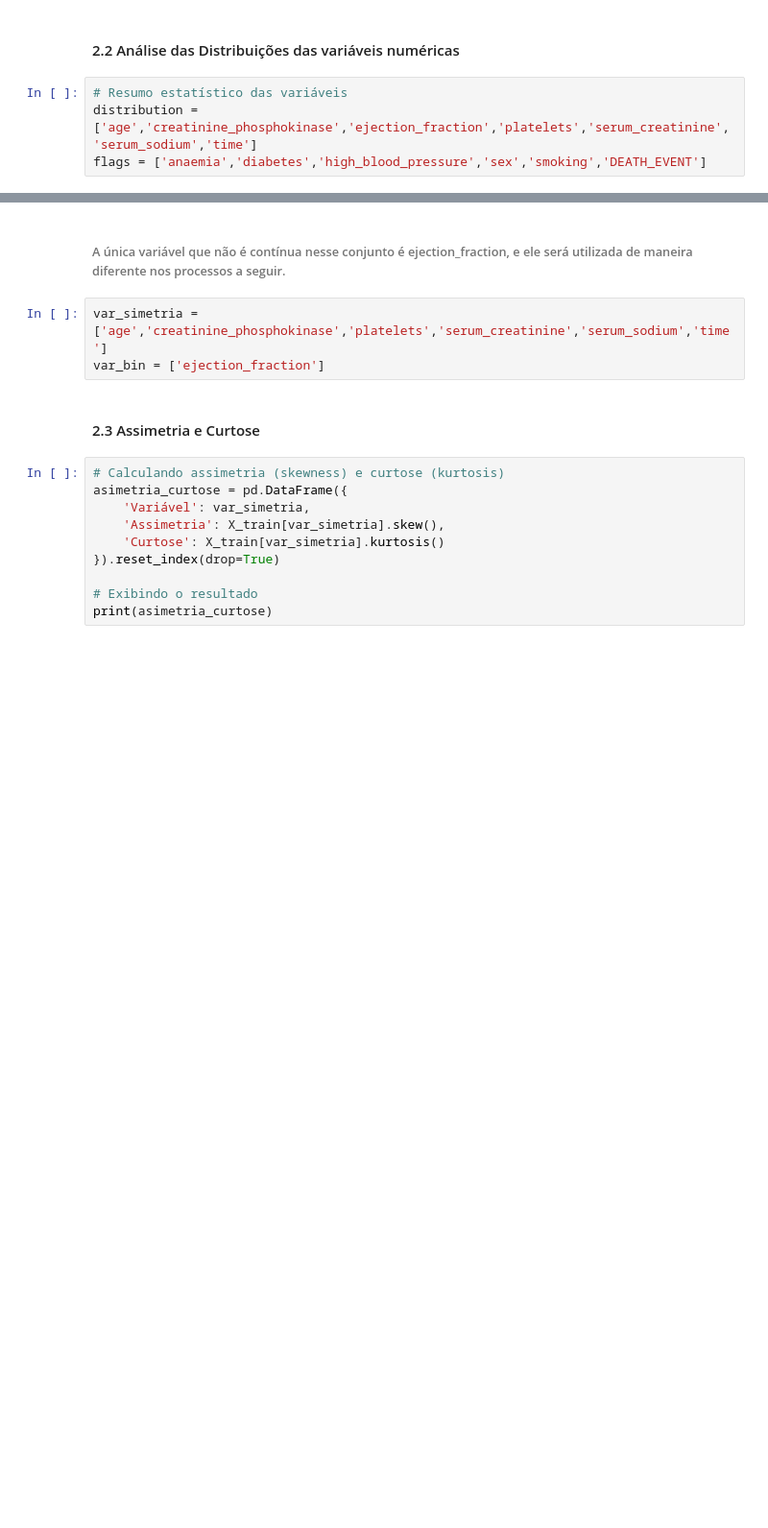
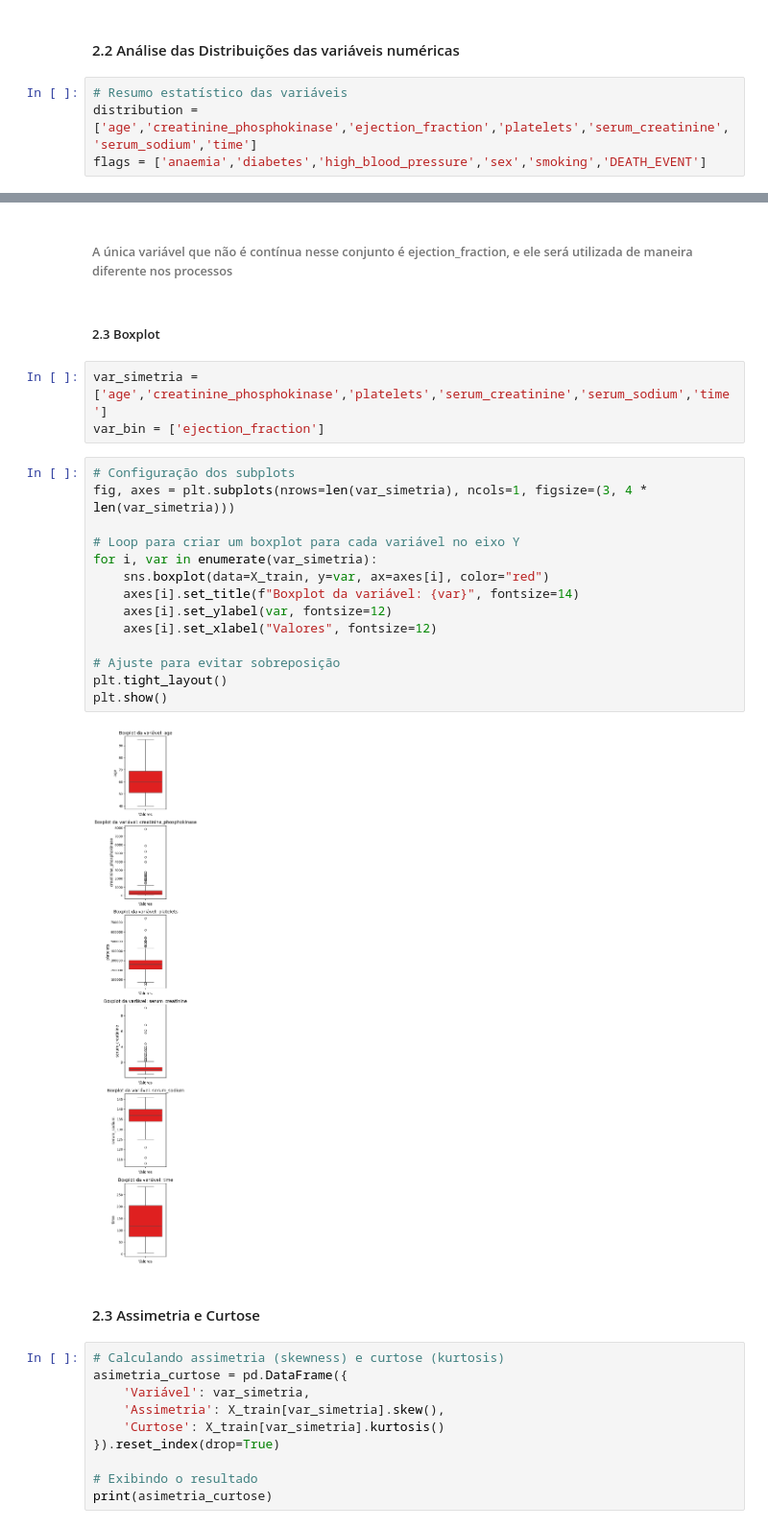
Before and after one commit to BrunoMorimoto/Modelos-de-Classificacao, a Jupyter notebook: src/modelo.ipynb, the cells around one changed output, grey strips where cells are left out. Shown at 96% size. Saved outputs shown, nothing was run; the diff lists cells and outputs as text; blank space fills up the shorter version.

```diff
--- a/src/modelo.ipynb
+++ b/src/modelo.ipynb
@@ -163,8 +165,26 @@ plt.show()
 # %% [markdown]
-###### A única variável que não é contínua nesse conjunto é ejection_fraction, e ele será utilizada de maneira diferente nos processos a seguir.
+###### A única variável que não é contínua nesse conjunto é ejection_fraction, e ele será utilizada de maneira diferente nos processos
+# %% [markdown]
+##### 2.3 Boxplot
 # %%
 var_simetria = ['age','creatinine_phosphokinase','platelets','serum_creatinine','serum_sodium','time']
 var_bin = ['ejection_fraction']
+# %%
+# Configuração dos subplots
+fig, axes = plt.subplots(nrows=len(var_simetria), ncols=1, figsize=(3, 4 * len(var_simetria)))
+
+# Loop para criar um boxplot para cada variável no eixo Y
+for i, var in enumerate(var_simetria):
+    sns.boxplot(data=X_train, y=var, ax=axes[i], color="red")
+    axes[i].set_title(f"Boxplot da variável: {var}", fontsize=14)
+    axes[i].set_ylabel(var, fontsize=12)
+    axes[i].set_xlabel("Valores", fontsize=12)
+
+# Ajuste para evitar sobreposição
+plt.tight_layout()
+plt.show()
+# %% [output]
+[figure, added]
 # %% [markdown]
 #### 2.3 Assimetria e Curtose
 # %%
```
Also changed, not shown: parts of 34 cells of this notebook, 1 other file.
